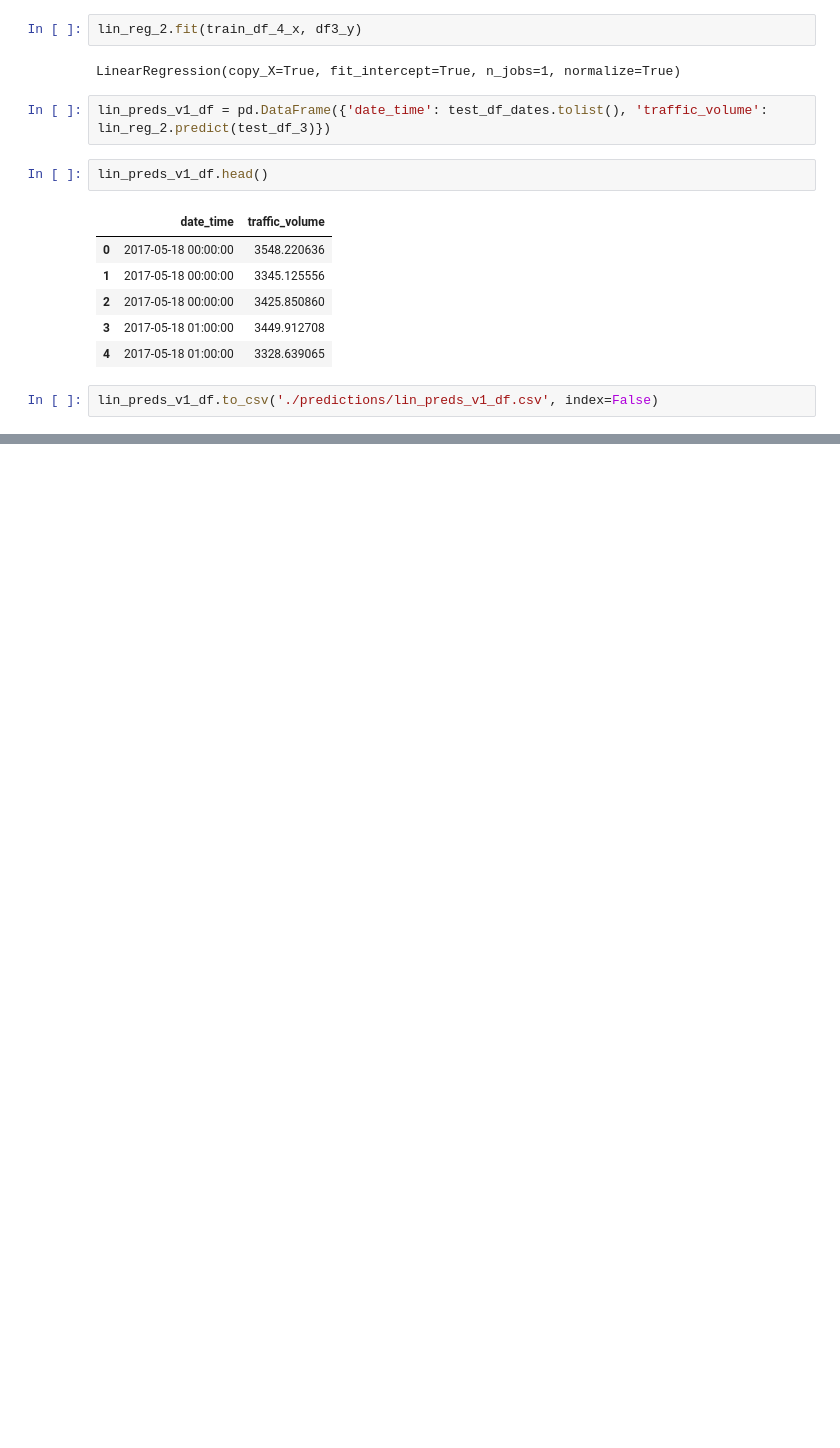
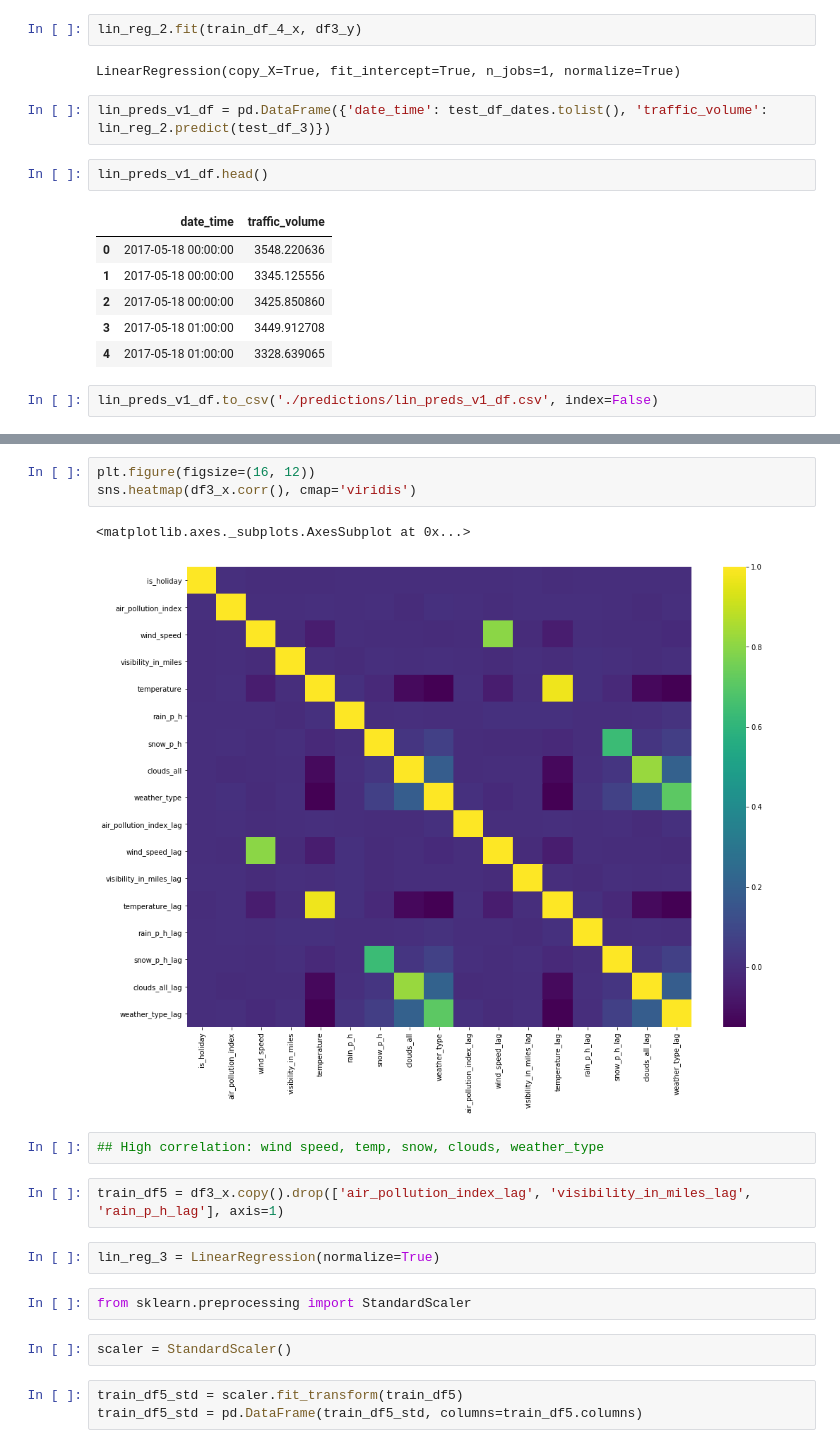
Before and after one commit to Vedant1202/traffic_prediction_sangam_2019, a Jupyter notebook: Training.ipynb, the cells around one changed output, grey strips where cells are left out. Drawn from its saved outputs; the diff is of its cells as text; blank space fills up the shorter version.

```diff
--- a/Training.ipynb
+++ b/Training.ipynb
@@ -975,0 +995,19 @@ lin_preds_v1_df.to_csv('./predictions/lin_preds_v1_df.csv', index=False)
+# %%
+plt.figure(figsize=(16, 12))
+sns.heatmap(df3_x.corr(), cmap='viridis')
+# %% [output]
+<matplotlib.axes._subplots.AxesSubplot at 0x...>
+[figure, added]
+# %%
+## High correlation: wind speed, temp, snow, clouds, weather_type
+# %%
+train_df5 = df3_x.copy().drop(['air_pollution_index_lag', 'visibility_in_miles_lag', 'rain_p_h_lag'], axis=1)
+# %%
+lin_reg_3 = LinearRegression(normalize=True)
+# %%
+from sklearn.preprocessing import StandardScaler
+# %%
+scaler = StandardScaler()
+# %%
+train_df5_std = scaler.fit_transform(train_df5)
+train_df5_std = pd.DataFrame(train_df5_std, columns=train_df5.columns)
```
Also changed, not shown: parts of 61 cells of this notebook, 26 other files.
